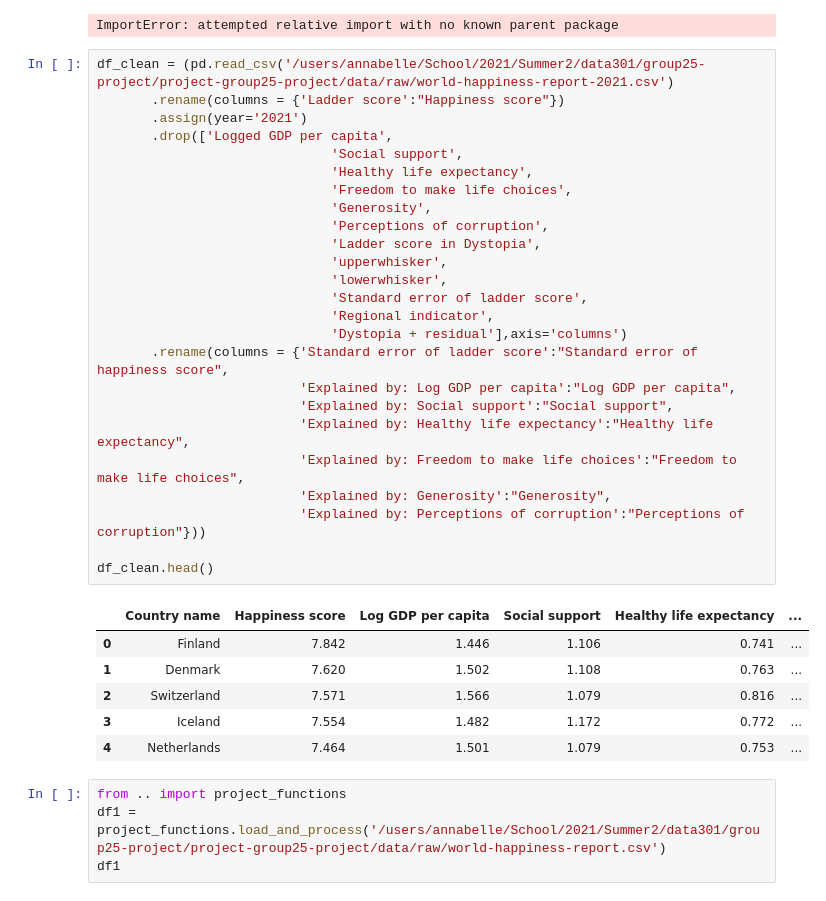
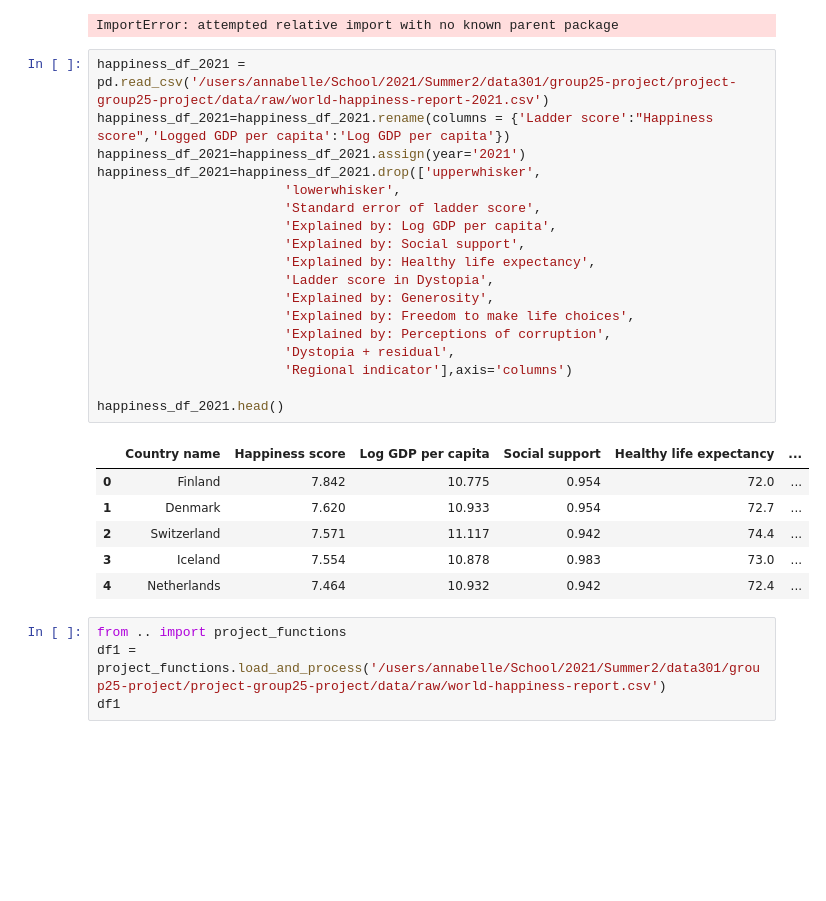
Before and after one commit to data301-2021-summer2/project-group25-project, a Jupyter notebook: analysis/analysis.ipynb, the cells around one changed output. Drawn from its saved outputs; the diff is of its cells as text; blank space fills up the shorter version.

Commit message:
Progress on Tableau Dashboard and Edits on Jupyter Lab.

```diff
--- a/analysis/analysis.ipynb
+++ b/analysis/analysis.ipynb
@@ -15,37 +15,30 @@ df
 # %% [output]
 ImportError: attempted relative import with no known parent package
 # %%
-df_clean = (pd.read_csv('/users/annabelle/School/2021/Summer2/data301/group25-project/project-group25-project/data/raw/world-happiness-report-2021.csv')
-       .rename(columns = {'Ladder score':"Happiness score"})
-       .assign(year='2021')
-       .drop(['Logged GDP per capita',
-                              'Social support',
-                              'Healthy life expectancy',
-                              'Freedom to make life choices',
-                              'Generosity',
-                              'Perceptions of corruption',
-                              'Ladder score in Dystopia',
-                              'upperwhisker',
-                              'lowerwhisker',
-                              'Standard error of ladder score',
-                              'Regional indicator',
-                              'Dystopia + residual'],axis='columns')
-       .rename(columns = {'Standard error of ladder score':"Standard error of happiness score",
-                          'Explained by: Log GDP per capita':"Log GDP per capita",
-                          'Explained by: Social support':"Social support",
-                          'Explained by: Healthy life expectancy':"Healthy life expectancy",
-                          'Explained by: Freedom to make life choices':"Freedom to make life choices",
-                          'Explained by: Generosity':"Generosity",
-                          'Explained by: Perceptions of corruption':"Perceptions of corruption"}))
+happiness_df_2021 = pd.read_csv('/users/annabelle/School/2021/Summer2/data301/group25-project/project-group25-project/data/raw/world-happiness-report-2021.csv')
+happiness_df_2021=happiness_df_2021.rename(columns = {'Ladder score':"Happiness score",'Logged GDP per capita':'Log GDP per capita'})
+happiness_df_2021=happiness_df_2021.assign(year='2021')
+happiness_df_2021=happiness_df_2021.drop(['upperwhisker',
+                        'lowerwhisker',
+                        'Standard error of ladder score',
+                        'Explained by: Log GDP per capita',
+                        'Explained by: Social support',
+                        'Explained by: Healthy life expectancy',
+                        'Ladder score in Dystopia',
+                        'Explained by: Generosity',
+                        'Explained by: Freedom to make life choices',
+                        'Explained by: Perceptions of corruption',
+                        'Dystopia + residual',
+                        'Regional indicator'],axis='columns')
 
-df_clean.head()
+happiness_df_2021.head()
 # %% [output]
 |  | Country name | Happiness score | Log GDP per capita | Social support | Healthy life expectancy | ... |
-| 0 | Finland | 7.842 | 1.446 | 1.106 | 0.741 | ... |
-| 1 | Denmark | 7.620 | 1.502 | 1.108 | 0.763 | ... |
-| 2 | Switzerland | 7.571 | 1.566 | 1.079 | 0.816 | ... |
-| 3 | Iceland | 7.554 | 1.482 | 1.172 | 0.772 | ... |
-| 4 | Netherlands | 7.464 | 1.501 | 1.079 | 0.753 | ... |
+| 0 | Finland | 7.842 | 10.775 | 0.954 | 72.0 | ... |
+| 1 | Denmark | 7.620 | 10.933 | 0.954 | 72.7 | ... |
+| 2 | Switzerland | 7.571 | 11.117 | 0.942 | 74.4 | ... |
+| 3 | Iceland | 7.554 | 10.878 | 0.983 | 73.0 | ... |
+| 4 | Netherlands | 7.464 | 10.932 | 0.942 | 72.4 | ... |
 # %%
 from .. import project_functions
 df1 = project_functions.load_and_process('/users/annabelle/School/2021/Summer2/data301/group25-project/project-group25-project/data/raw/world-happiness-report.csv')
```
Also changed, not shown: parts of 48 cells of this notebook, 9 other files.
